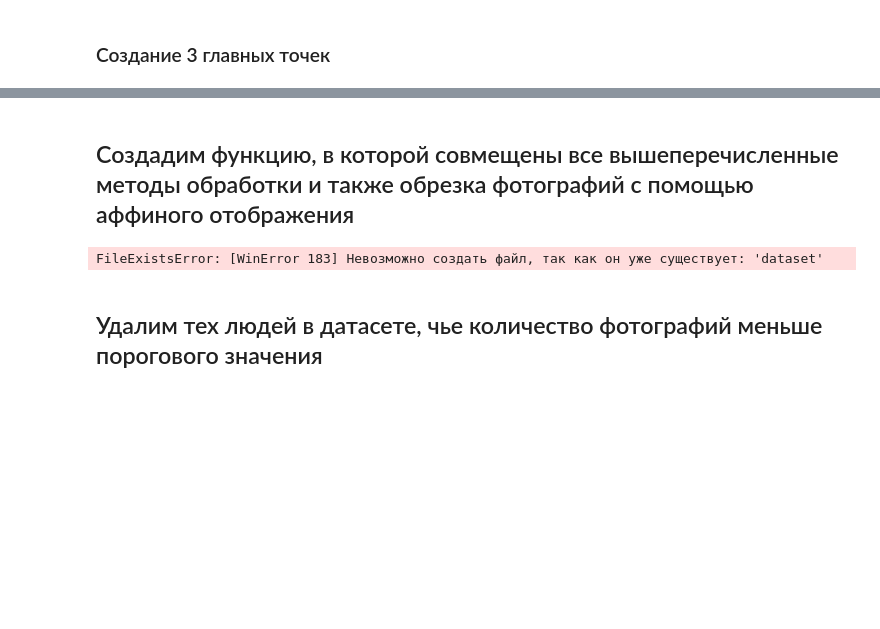
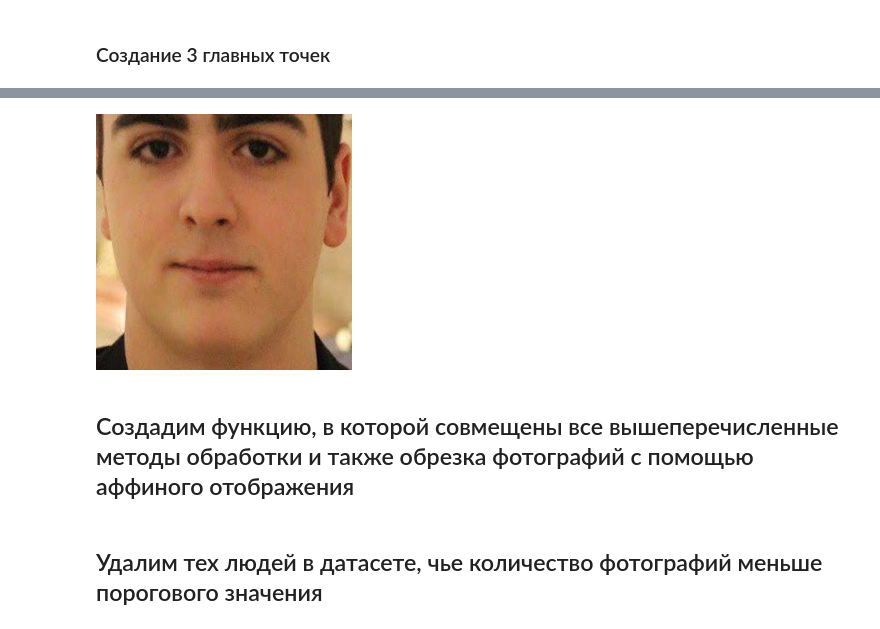
Before and after one commit to ArmageddonReloadedDK/face_net, a Jupyter notebook: face_predproc.ipynb, the cells around one changed output, grey strips where cells are left out. Drawn from its saved outputs; the diff is of its cells as text; code cells hidden in the pictures; blank space fills up the shorter version.

```diff
--- a/face_predproc.ipynb
+++ b/face_predproc.ipynb
@@ -65,3 +76,21 @@ photo.save('res20.jpg','JPEG')
+# %%
+size=256
+A = np.hstack([current_landmarks, np.ones((3, 1))]).astype(np.float64)
+B = np.hstack([proper_landmarks, np.ones((3, 1))]).astype(np.float64)
+T = np.linalg.solve(A, B).T
+
+wrapped = tr.warp(
+image,
+tr.AffineTransform(T).inverse,
+output_shape=(size, size),
+mode='constant',
+cval=0,
+preserve_range=True
+)
+im = Image.fromarray(wrapped.astype(np.uint8))
+display(im)
+# %% [output]
+[figure, added]
 # %% [markdown]
 ## Создадим функцию, в которой совмещены все вышеперечисленные методы обработки и также обрезка фотографий с помощью аффиного отображения
 # %%
@@ -113,7 +142,3 @@ def make_photo(path):
         im.save('dataset/'+str(folder_names.index(way))+'/'+str(namel)+'.jpg')
       except Exception:
         pass
-# %%
-make_photo('photo')
-# %% [output]
-FileExistsError: [WinError 183] Невозможно создать файл, так как он уже существует: 'dataset'
```
Also changed, not shown: parts of 7 cells of this notebook, 2 other files.
